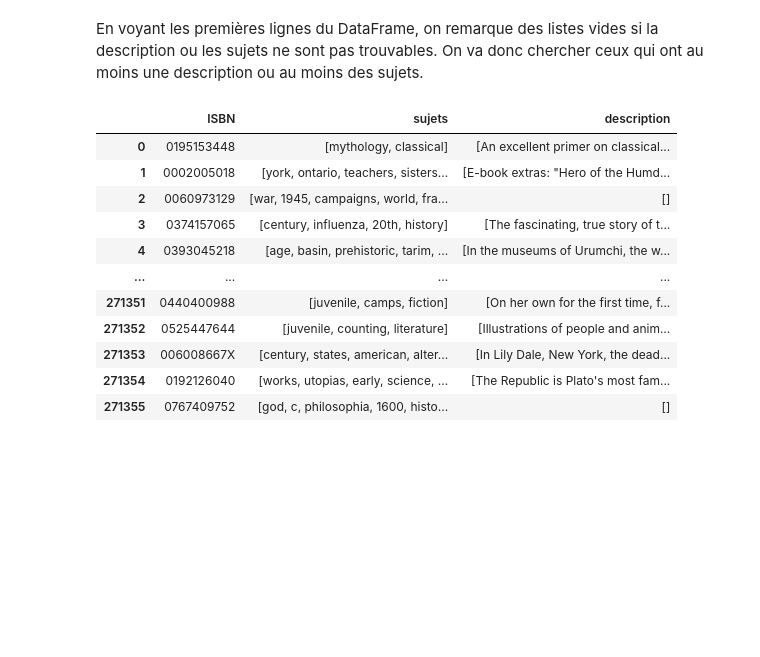
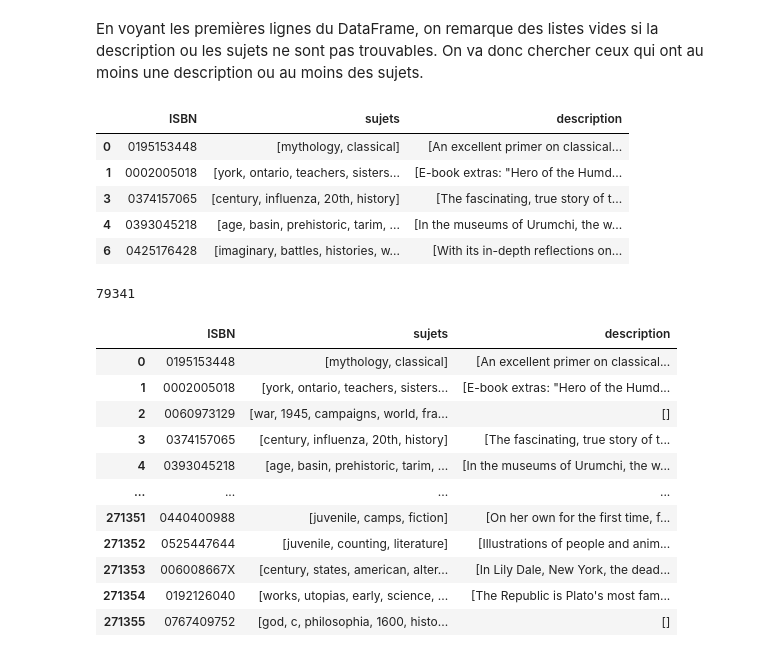
Before and after one commit to redyddm/projet_ter, a Jupyter notebook: recommandation.ipynb, the cells around one changed output. Saved outputs shown, nothing was run; the diff lists cells and outputs as text; code cells hidden in the pictures; blank space fills up the shorter version.

```diff
--- a/recommandation.ipynb
+++ b/recommandation.ipynb
@@ -601,6 +635,23 @@ books_desc_non_empty = books_desc[
     books_desc['description'].apply(lambda x: len(x) > 0) |
     books_desc['sujets'].apply(lambda x: len(x) > 0)
 ]
+# %%
+books_desc_complete = books_desc[
+    books_desc['description'].apply(lambda x: len(x) > 0)
+]
+# %%
+books_desc_complete.head()
+# %% [output]
+|  | ISBN | sujets | description |
+| 0 | 0195153448 | [mythology, classical] | [An excellent primer on classical... |
+| 1 | 0002005018 | [york, ontario, teachers, sisters... | [E-book extras: "Hero of the Humd... |
+| 3 | 0374157065 | [century, influenza, 20th, history] | [The fascinating, true story of t... |
+| 4 | 0393045218 | [age, basin, prehistoric, tarim, ... | [In the museums of Urumchi, the w... |
+| 6 | 0425176428 | [imaginary, battles, histories, w... | [With its in-depth reflections on... |
+# %%
+len(books_desc_complete)
+# %% [output]
+79341
 # %%
 books_desc_non_empty
 # %% [output]
```
Also changed, not shown: parts of 79 cells of this notebook.
